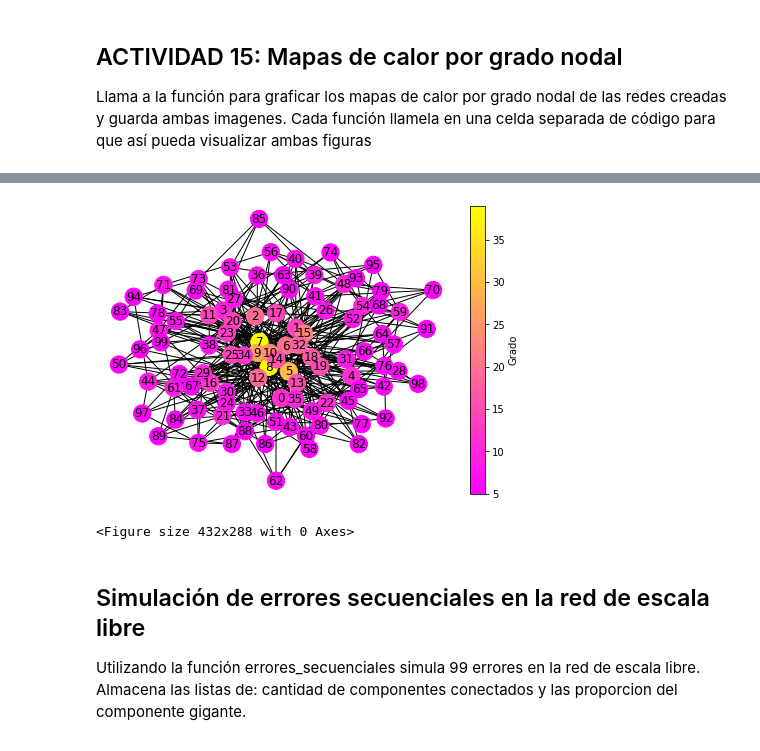
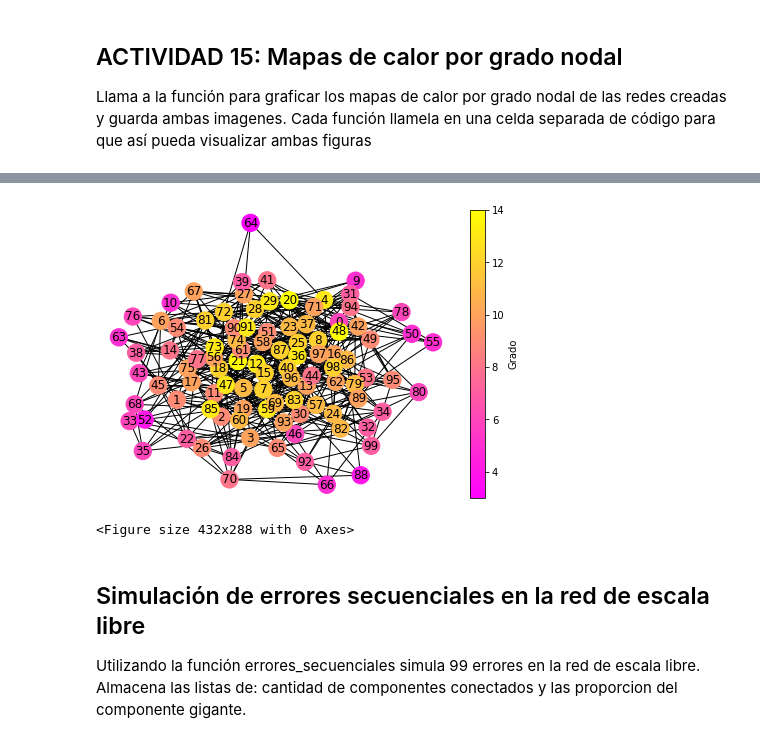
Before and after one commit to RikoudouSennin7/ProyectoIntegradorICT, a Jupyter notebook: Practica4_isur.ipynb, the cells around one changed output, grey strips where cells are left out. Saved outputs shown, nothing was run; the diff lists cells and outputs as text; code cells hidden in the pictures.

```diff
--- a/Practica4_isur.ipynb
+++ b/Practica4_isur.ipynb
@@ -260,8 +248,8 @@ mapa_calor_grado(free_scale,"calor_escala_libre")
 <Figure size 432x288 with 0 Axes>
 # %%
-mapa_calor_grado(free_scale,"calor_aleatoria")
+mapa_calor_grado(aleatoria_red,"calor_aleatoria")
 # %% [output]
-[figure, old version]
+[figure, new version]
 <Figure size 432x288 with 0 Axes>
 # %% [markdown]
 ## Simulación de errores secuenciales en la red de escala libre
```
Also changed, not shown: parts of 22 cells of this notebook.
